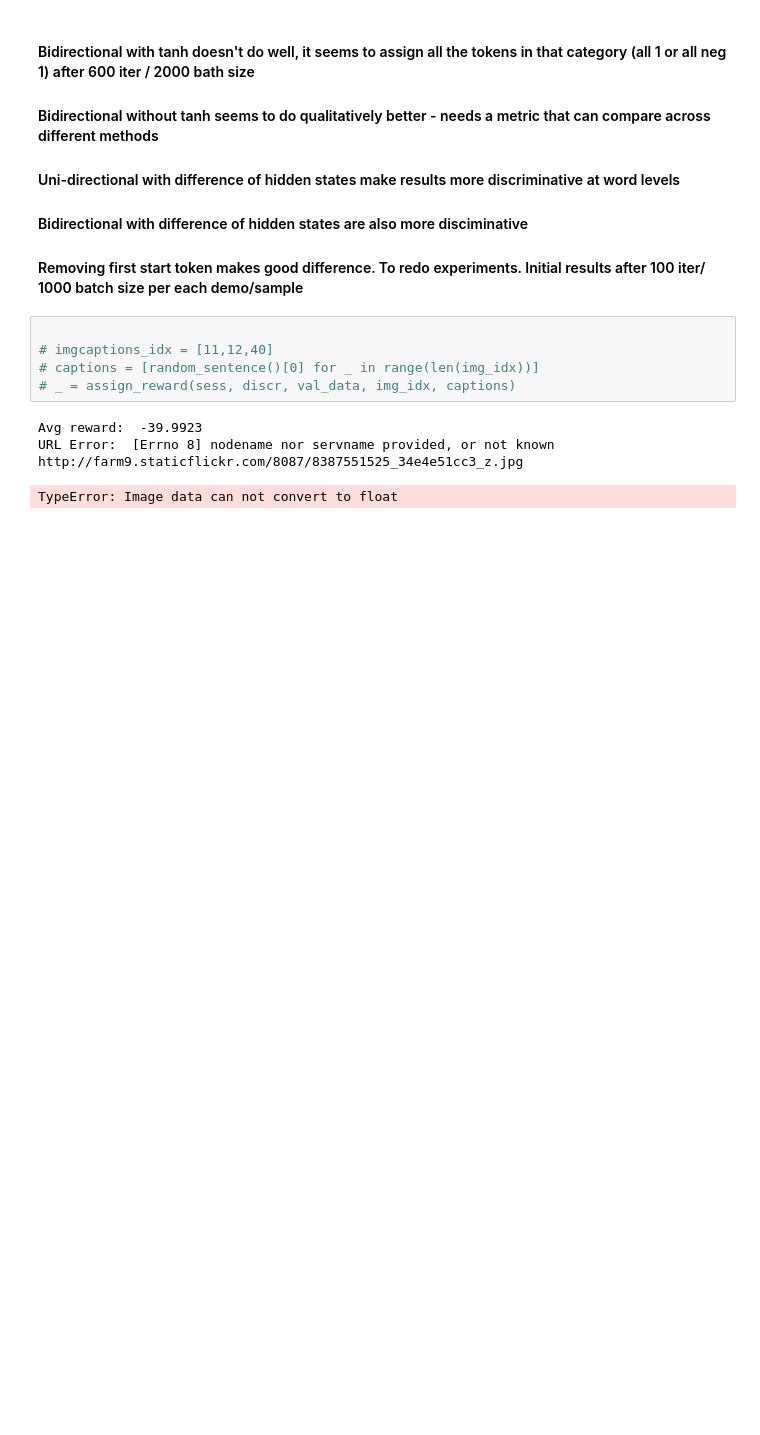
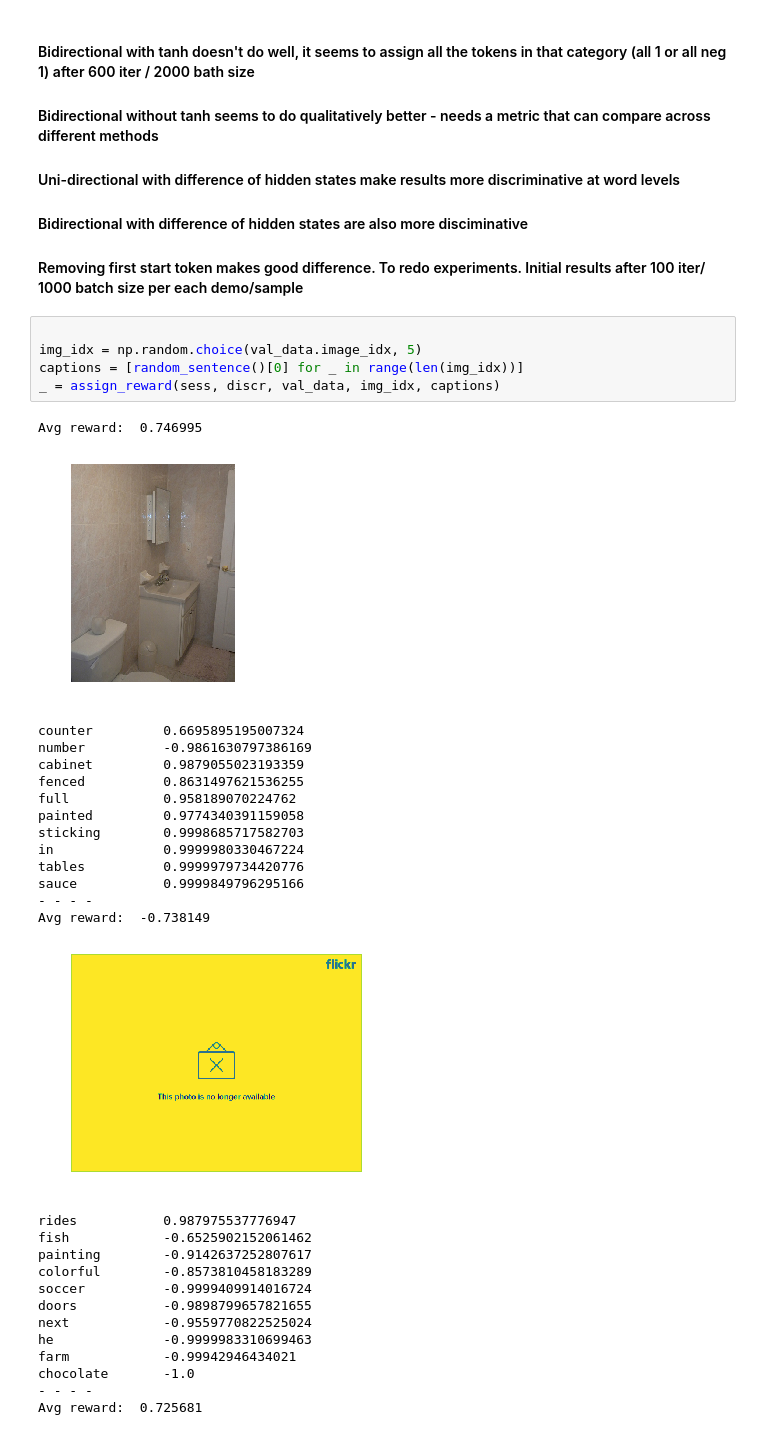
Before and after one commit to vivekraghuram/IRL-captions, a Jupyter notebook: discriminator.ipynb, the cells around one changed output. Saved outputs shown, nothing was run; the diff lists cells and outputs as text; blank space fills up the shorter version.

```diff
--- a/discriminator.ipynb
+++ b/discriminator.ipynb
@@ -447,10 +451,34 @@ Avg reward:  -36.6547
 #### Removing first start token makes good difference. To redo experiments. Initial results after 100 iter/ 1000 batch size per each demo/sample
 # %%
 
-# imgcaptions_idx = [11,12,40]
-# captions = [random_sentence()[0] for _ in range(len(img_idx))]
-# _ = assign_reward(sess, discr, val_data, img_idx, captions)
+img_idx = np.random.choice(val_data.image_idx, 5)
+captions = [random_sentence()[0] for _ in range(len(img_idx))]
+_ = assign_reward(sess, discr, val_data, img_idx, captions)
 # %% [output]
-Avg reward:  -39.9923
-URL Error:  [Errno 8] nodename nor servname provided, or not known http://farm9.staticflickr.com/8087/8387551525_34e4e51cc3_z.jpg
+Avg reward:  0.746995
+[figure, added]
-TypeError: Image data can not convert to float
+counter         0.6695895195007324
+number          -0.9861630797386169
+cabinet         0.9879055023193359
+fenced          0.8631497621536255
+full            0.958189070224762
+painted         0.9774340391159058
+sticking        0.9998685717582703
+in              0.9999980330467224
+tables          0.9999979734420776
+sauce           0.9999849796295166
+- - - -
+Avg reward:  -0.738149
+[figure, added]
+rides           0.987975537776947
+fish            -0.6525902152061462
+painting        -0.9142637252807617
+colorful        -0.8573810458183289
+soccer          -0.9999409914016724
+doors           -0.9898799657821655
+next            -0.9559770822525024
+he              -0.9999983310699463
+farm            -0.99942946434021
+chocolate       -1.0
+- - - -
+Avg reward:  0.725681
```
Also changed, not shown: parts of 7 cells of this notebook, 1 other file.
